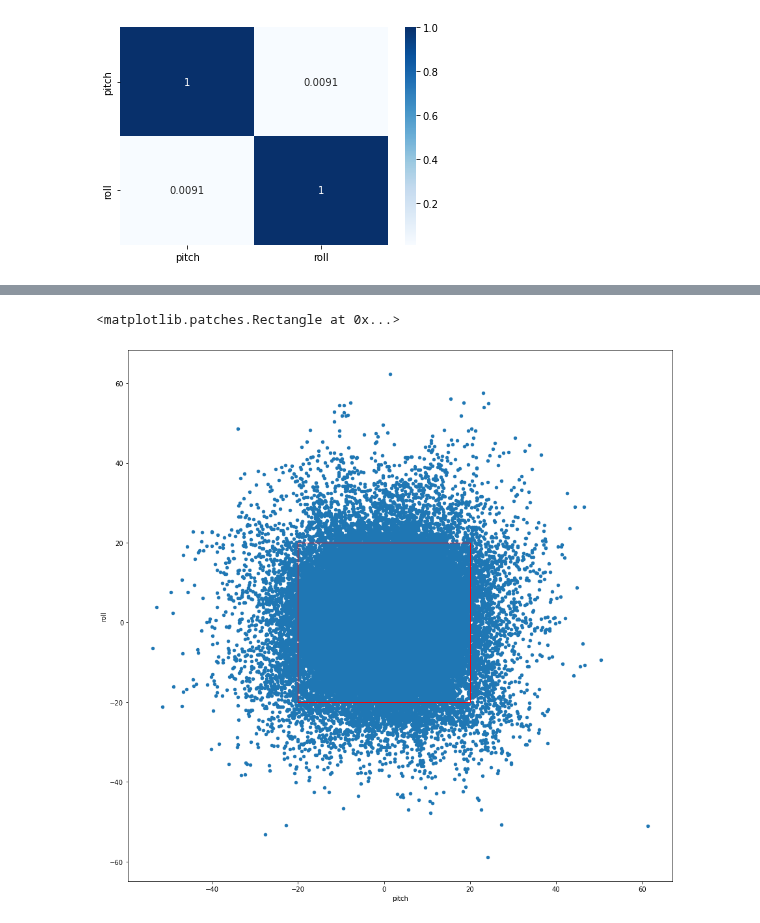
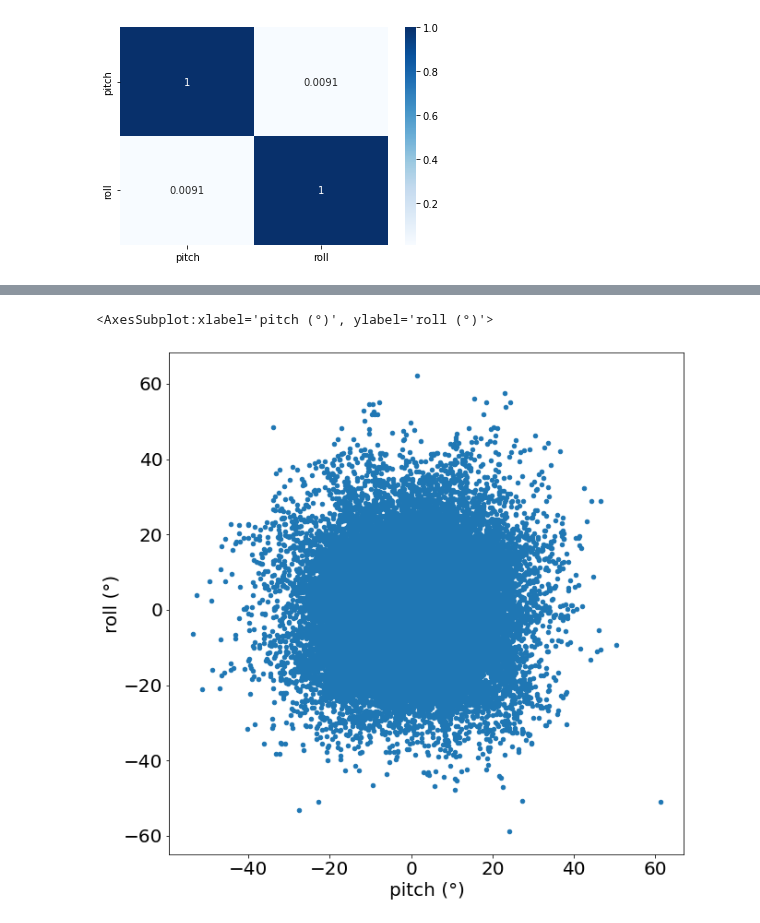
Before and after one commit to lancedw/3D-state-prediction-for-surface-vessels-using-IMU-data-and-images, a Jupyter notebook: code/notebooks/pr_data_analysis.ipynb, the cells around one changed output, grey strips where cells are left out. Saved outputs shown, nothing was run; the diff lists cells and outputs as text; code cells hidden in the pictures.

```diff
--- a/code/notebooks/pr_data_analysis.ipynb
+++ b/code/notebooks/pr_data_analysis.ipynb
@@ -184,7 +211,13 @@ label0_df.iloc[0:400]["roll"].plot(figsize=(20, 10), legend=True)
 # %%
-fig = label0_df.plot.scatter(0, 1, figsize=(15,15), alpha=1)
-circle1 = plt.Rectangle((-20, -20), 40, 40, color='r', fill=False)
-fig.add_patch(circle1)
+ax = label0_df.plot.scatter(0, 1, figsize=(10,10))
+# Border of 99.7% interval
+circle1 = plt.Rectangle((-20, -20), 40, 40, color='orange', fill=False, linewidth=5)
+# ax.add_patch(circle1)
+ax.set_xlabel("pitch (°)", fontsize=20)
+ax.set_ylabel("roll (°)", fontsize=20)
+ax.tick_params(labelsize=20)
+ax.tick_params(labelsize=20)
+ax
 # %% [output]
-<matplotlib.patches.Rectangle at 0x...>
+<AxesSubplot:xlabel='pitch (°)', ylabel='roll (°)'>
-[figure, old version]
+[figure, new version]
```
Also changed, not shown: parts of 20 cells of this notebook, 3 other files.
